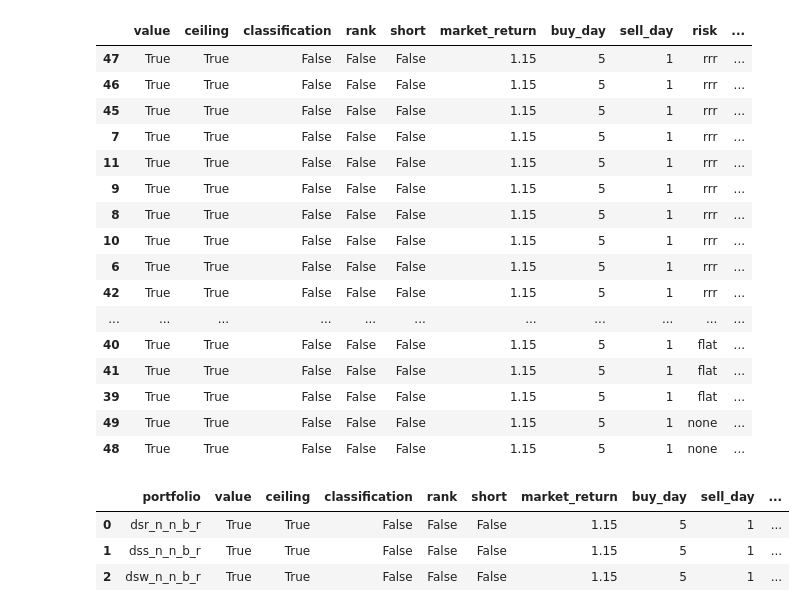
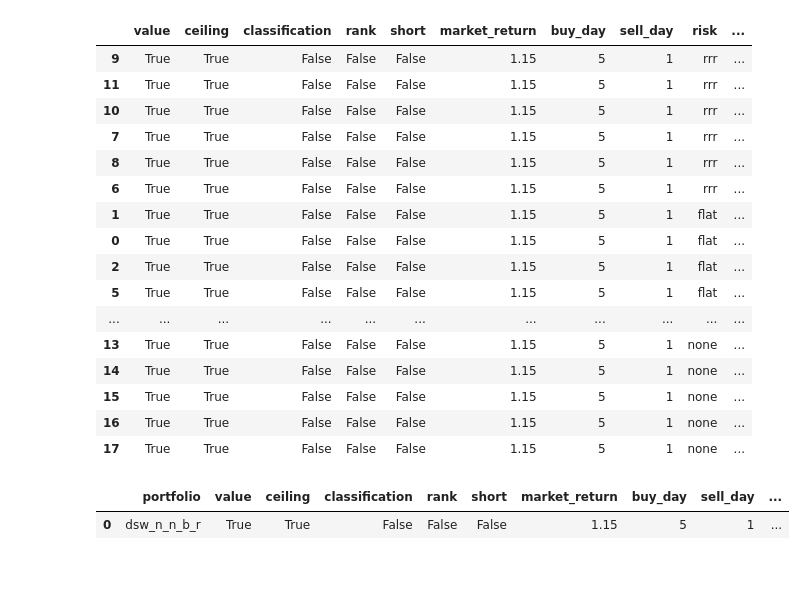
Before and after one commit to webclinic017/longshot-, a Jupyter notebook: analysis.ipynb, the cells around one changed output. Saved outputs shown, nothing was run; the diff lists cells and outputs as text; code cells hidden in the pictures; blank space fills up the shorter version.

```diff
--- a/analysis.ipynb
+++ b/analysis.ipynb
@@ -46,8 +46,8 @@ portfolio_iii = APortfolio(pricer_list.DAILY_STOCK_WINDOW
                           ,ranker_list.NONE)
 
 portfolios = []
-portfolios.append(portfolio)
-portfolios.append(portfolio_ii)
+# portfolios.append(portfolio)
+# portfolios.append(portfolio_ii)
 portfolios.append(portfolio_iii)
 # %%
 fund = Fund(portfolios,backtest_start_date,backtest_end_date,current_start_date)
@@ -99,27 +95,25 @@ a = pd.DataFrame([x.to_dict() for x in analysis])
 a.sort_values("pv",ascending=False).head(20)
 # %% [output]
 |  | value | ceiling | classification | rank | short | market_return | buy_day | sell_day | risk | ... |
-| 47 | True | True | False | False | False | 1.15 | 5 | 1 | rrr | ... |
-| 46 | True | True | False | False | False | 1.15 | 5 | 1 | rrr | ... |
-| 45 | True | True | False | False | False | 1.15 | 5 | 1 | rrr | ... |
+| 9 | True | True | False | False | False | 1.15 | 5 | 1 | rrr | ... |
+| 11 | True | True | False | False | False | 1.15 | 5 | 1 | rrr | ... |
+| 10 | True | True | False | False | False | 1.15 | 5 | 1 | rrr | ... |
 | 7 | True | True | False | False | False | 1.15 | 5 | 1 | rrr | ... |
-| 11 | True | True | False | False | False | 1.15 | 5 | 1 | rrr | ... |
-| 9 | True | True | False | False | False | 1.15 | 5 | 1 | rrr | ... |
 | 8 | True | True | False | False | False | 1.15 | 5 | 1 | rrr | ... |
-| 10 | True | True | False | False | False | 1.15 | 5 | 1 | rrr | ... |
 | 6 | True | True | False | False | False | 1.15 | 5 | 1 | rrr | ... |
-| 42 | True | True | False | False | False | 1.15 | 5 | 1 | rrr | ... |
+| 1 | True | True | False | False | False | 1.15 | 5 | 1 | flat | ... |
+| 0 | True | True | False | False | False | 1.15 | 5 | 1 | flat | ... |
+| 2 | True | True | False | False | False | 1.15 | 5 | 1 | flat | ... |
+| 5 | True | True | False | False | False | 1.15 | 5 | 1 | flat | ... |
 | ... | ... | ... | ... | ... | ... | ... | ... | ... | ... | ... |
-| 40 | True | True | False | False | False | 1.15 | 5 | 1 | flat | ... |
-| 41 | True | True | False | False | False | 1.15 | 5 | 1 | flat | ... |
-| 39 | True | True | False | False | False | 1.15 | 5 | 1 | flat | ... |
-| 49 | True | True | False | False | False | 1.15 | 5 | 1 | none | ... |
-| 48 | True | True | False | False | False | 1.15 | 5 | 1 | none | ... |
+| 13 | True | True | False | False | False | 1.15 | 5 | 1 | none | ... |
+| 14 | True | True | False | False | False | 1.15 | 5 | 1 | none | ... |
+| 15 | True | True | False | False | False | 1.15 | 5 | 1 | none | ... |
+| 16 | True | True | False | False | False | 1.15 | 5 | 1 | none | ... |
+| 17 | True | True | False | False | False | 1.15 | 5 | 1 | none | ... |
 # %%
-a.sort_values("pv",ascending=False).groupby("portfolio").nth(0).reset_index()
+a[a["risk"]=="none"].sort_values("pv",ascending=False).groupby("portfolio").nth(0).reset_index()
 # %% [output]
 |  | portfolio | value | ceiling | classification | rank | short | market_return | buy_day | sell_day | ... |
-| 0 | dsr_n_n_b_r | True | True | False | False | False | 1.15 | 5 | 1 | ... |
-| 1 | dss_n_n_b_r | True | True | False | False | False | 1.15 | 5 | 1 | ... |
-| 2 | dsw_n_n_b_r | True | True | False | False | False | 1.15 | 5 | 1 | ... |
+| 0 | dsw_n_n_b_r | True | True | False | False | False | 1.15 | 5 | 1 | ... |
 # %%
```
Also changed, not shown: parts of 20 cells of this notebook, 3 other files.
